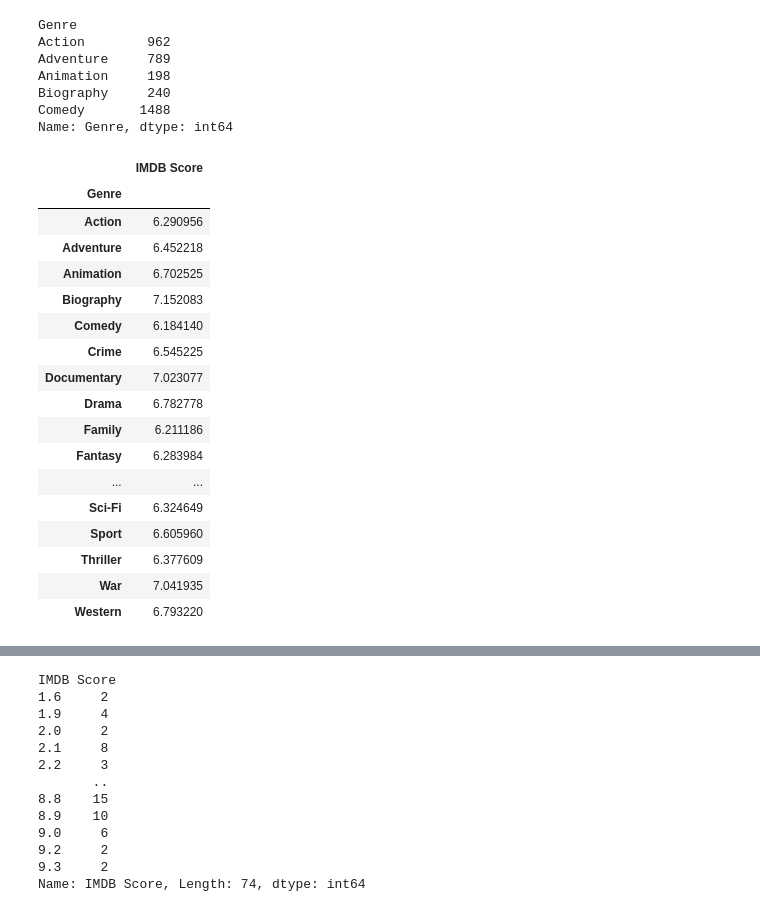
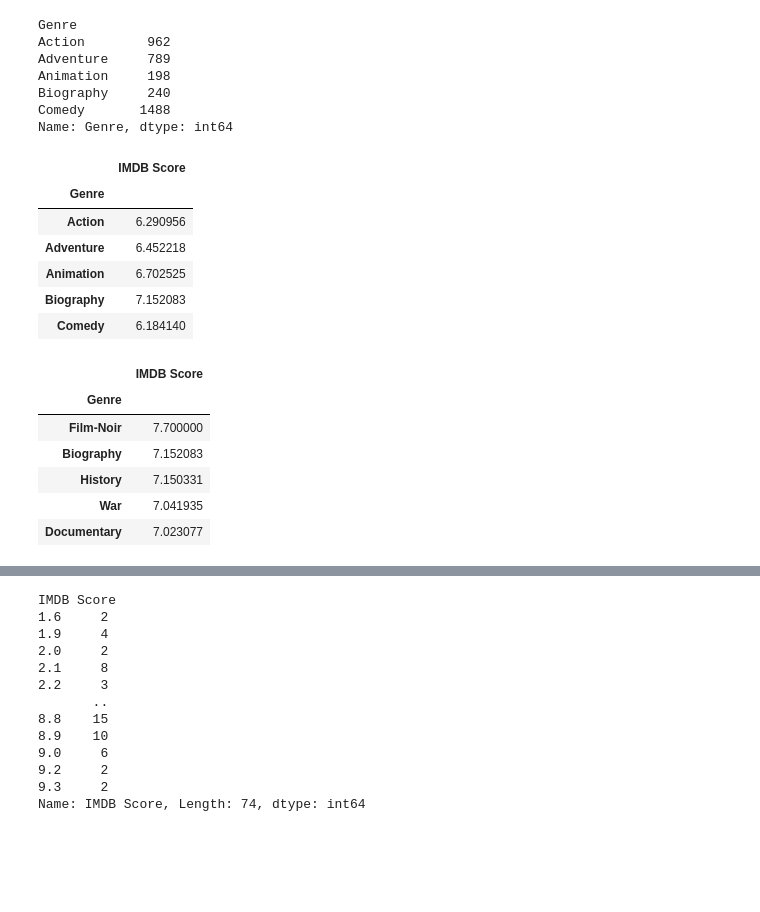
Before and after one commit to radowtay/Project-1, a Jupyter notebook: Scripts/Top 5 Genres.ipynb, the cells around one changed output, grey strips where cells are left out. Saved outputs shown, nothing was run; the diff lists cells and outputs as text; code cells hidden in the pictures; blank space fills up the shorter version.

```diff
--- a/Top 5 Genres.ipynb
+++ b/Scripts/Top 5 Genres.ipynb
@@ -8,9 +8,9 @@ import numpy as np
 import matplotlib.pyplot as plt
 # %%
 #pull our DataFrame
-file="clean_data.csv"
-df=pd.read_csv(file)
-#df = pd.read_csv("../Resources/clean_data.csv")
+#file="clean_data.csv"
+#df=pd.read_csv(file)
+df = pd.read_csv("../clean_data.csv")
 df.head()
 # %% [output]
 |  | Unnamed: 0 | Title | Director | Movie Length (s) | Genre | Headlining Actor | Gross | Keywords | ... |
@@ -93,23 +93,23 @@ Name: Genre, dtype: int64
 # %%
 #IMDB Score , Average rating per Genre
 Genre_Average = Genre_Grouped.mean()
-Genre_Average
+Genre_Average.head()
 # %% [output]
 |  | IMDB Score |
 | Genre |  |
 | Action | 6.290956 |
 | Adventure | 6.452218 |
 | Animation | 6.702525 |
 | Biography | 7.152083 |
 | Comedy | 6.184140 |
-| Crime | 6.545225 |
-| Documentary | 7.023077 |
-| Drama | 6.782778 |
-| Family | 6.211186 |
-| Fantasy | 6.283984 |
-| ... | ... |
-| Sci-Fi | 6.324649 |
-| Sport | 6.605960 |
-| Thriller | 6.377609 |
-| War | 7.041935 |
-| Western | 6.793220 |
+# %%
+#Top 5 Genre catergories based on IMDB Score
+topGdf.head()
+# %% [output]
+|  | IMDB Score |
+| Genre |  |
+| Film-Noir | 7.700000 |
+| Biography | 7.152083 |
+| History | 7.150331 |
+| War | 7.041935 |
+| Documentary | 7.023077 |
```
Also changed, not shown: parts of 5 cells of this notebook, 3 other files.
